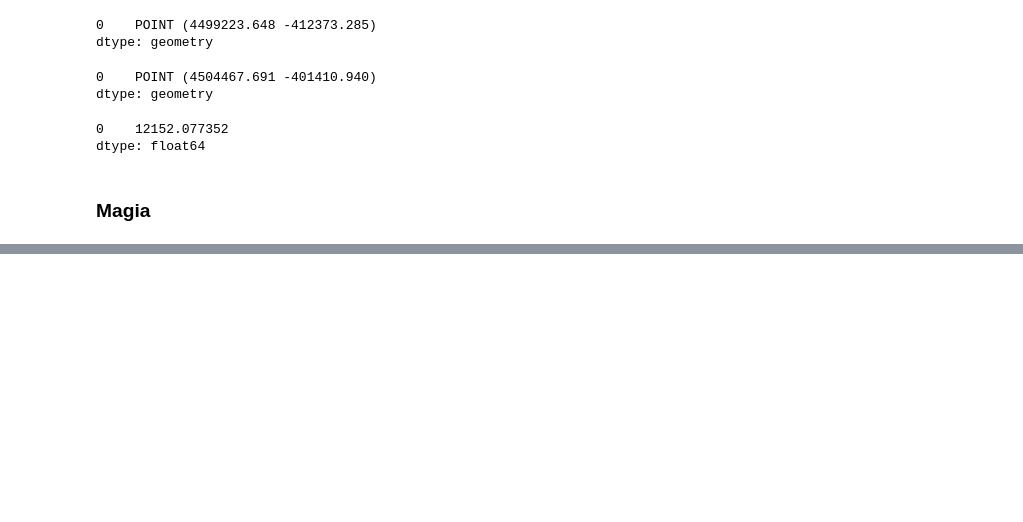
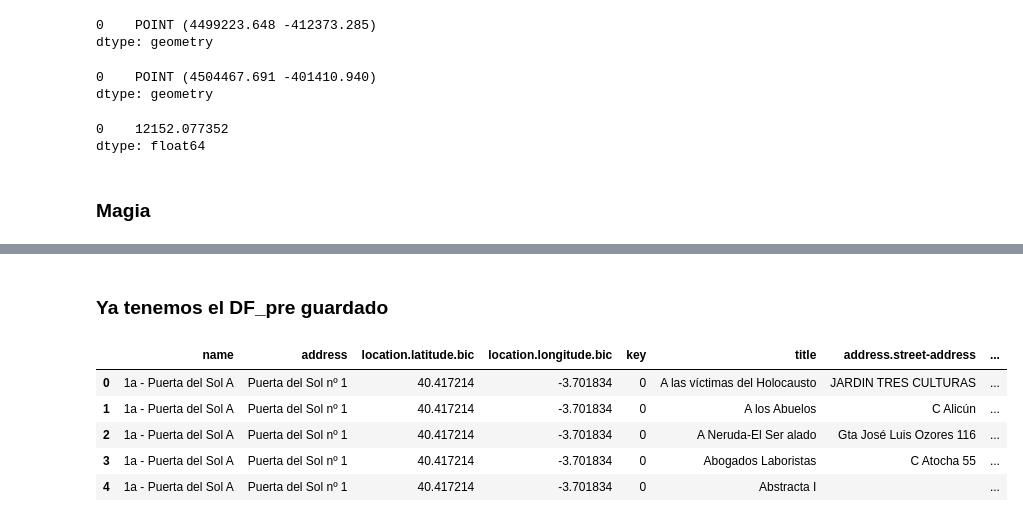
Before and after one commit to javiergispert/proyecto_m1, a Jupyter notebook: notebooks/Main.ipynb, the cells around one changed output, grey strips where cells are left out. Drawn from its saved outputs; the diff is of its cells as text; code cells hidden in the pictures; blank space fills up the shorter version.

```diff
--- a/notebooks/Main.ipynb
+++ b/notebooks/Main.ipynb
@@ -286,0 +330,15 @@ KeyError: "None of [Float64Index([12152.077352437933], dtype='float64')] are in
+# %% [markdown]
+### Ya tenemos el DF_pre guardado
+# %%
+tst_url2 = '../datasets/df.csv'
+# %%
+df_def = pd.read_csv(tst_url2, sep=',')
+# %%
+df_def.head()
+# %% [output]
+|  | name | address | location.latitude.bic | location.longitude.bic | key | title | address.street-address | ... |
+| 0 | 1a - Puerta del Sol A | Puerta del Sol nº 1 | 40.417214 | -3.701834 | 0 | A las víctimas del Holocausto | JARDIN TRES CULTURAS | ... |
+| 1 | 1a - Puerta del Sol A | Puerta del Sol nº 1 | 40.417214 | -3.701834 | 0 | A los Abuelos | C Alicún | ... |
+| 2 | 1a - Puerta del Sol A | Puerta del Sol nº 1 | 40.417214 | -3.701834 | 0 | A Neruda-El Ser alado | Gta José Luis Ozores 116 | ... |
+| 3 | 1a - Puerta del Sol A | Puerta del Sol nº 1 | 40.417214 | -3.701834 | 0 | Abogados Laboristas | C Atocha 55 | ... |
+| 4 | 1a - Puerta del Sol A | Puerta del Sol nº 1 | 40.417214 | -3.701834 | 0 | Abstracta I |  | ... |
```
Also changed, not shown: parts of 20 cells of this notebook, 2 other files.
